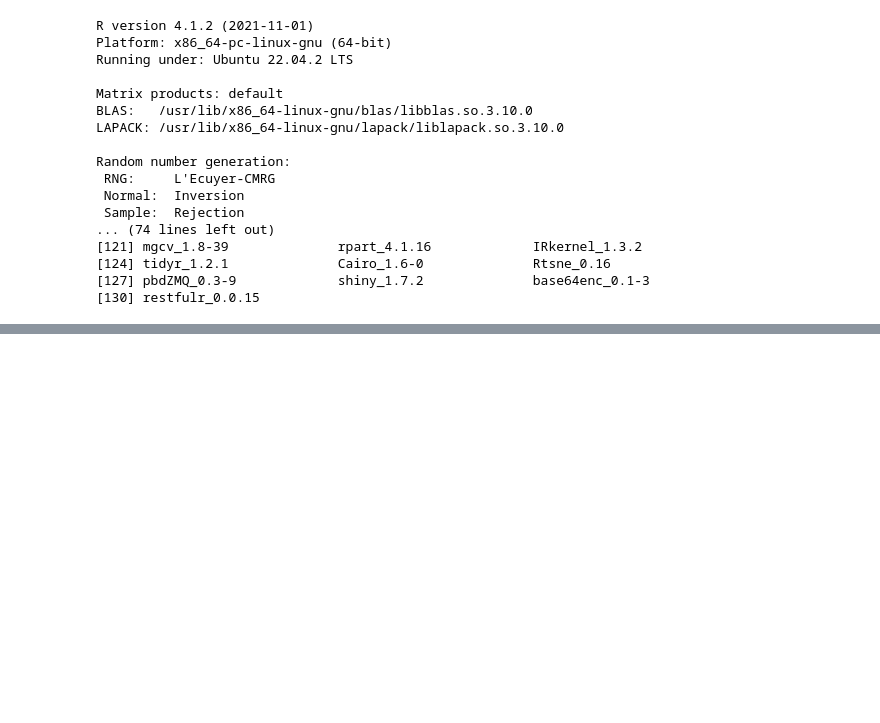
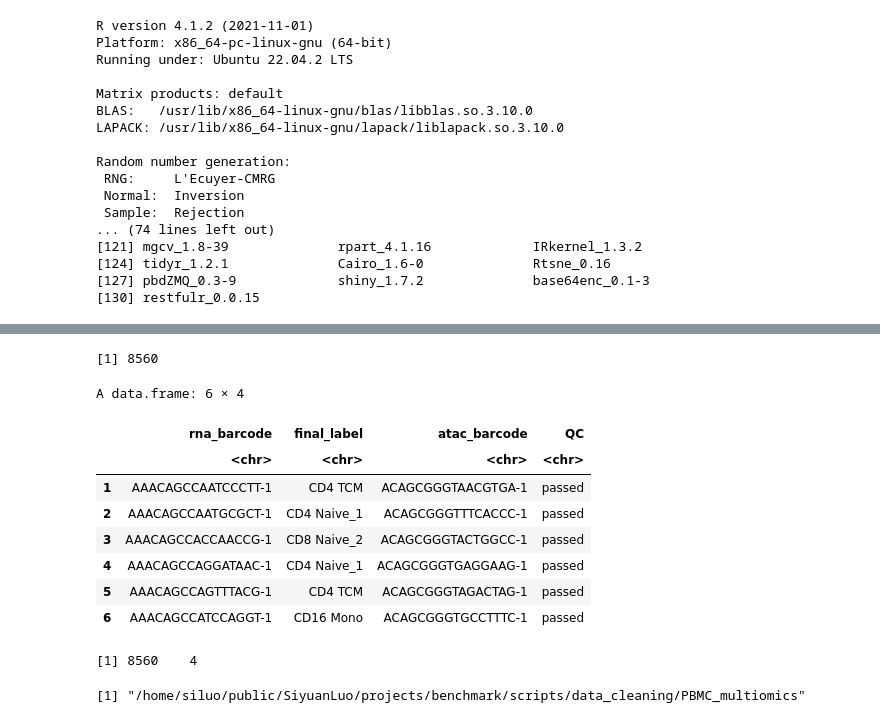
Before and after one commit to RoseYuan/sc_chromatin_benchmark, a Jupyter notebook: scripts/data_cleaning/PBMC_multiomics/PBMC_multiomics.ipynb, the cells around one changed output, grey strips where cells are left out. Cells and saved outputs as stored; diff of their text form; code cells hidden in the pictures; blank space fills up the shorter version.

```diff
--- a/scripts/data_cleaning/PBMC_multiomics/PBMC_multiomics.ipynb
+++ b/scripts/data_cleaning/PBMC_multiomics/PBMC_multiomics.ipynb
@@ -365,3 +365,7 @@ Random number generation:
 [124] tidyr_1.2.1              Cairo_1.6-0              Rtsne_0.16
 [127] pbdZMQ_0.3-9             shiny_1.7.2              base64enc_0.1-3
 [130] restfulr_0.0.15
+# %%
+# get the RNA annotation of selected cells
+df_rna <- read.table("/home/siluo/public/SiyuanLuo/projects/sc_chromatin_benchmark/PBMC_multi-omics_10X/rna/PBMC_multiomics_10X_predicted_cell_type_from_RNA_curated_leiden_PCA11.txt",
+                    header=TRUE, sep='\t',row.names=1)
@@ -367,0 +388,3 @@ Random number generation:
+# %%
+df_rna$rna_barcode <- rownames(df_rna)
+dim(df_rna)
@@ -367,0 +393,5 @@ Random number generation:
+# %%
+df_atac <- read.table("Cell_id_keep_ArchR.txt",header=TRUE, sep='\t')
+colnames(df_atac)<- c("rna_barcode","QC")
+head(df_atac)
+dim(df_atac)
@@ -367,0 +409,19 @@ Random number generation:
+# %%
+sum(df_rna$rna_barcode %in% df_atac$rna_barcode)
+# %% [output]
+[1] 8560
+# %%
+df <- merge(df_rna, df_atac, by="rna_barcode")
+head(df)
+dim(df)
+# %% [output]
+A data.frame: 6 × 4
+|  | rna_barcode | final_label | atac_barcode | QC |
+|  | <chr> | <chr> | <chr> | <chr> |
+| 1 | AAACAGCCAATCCCTT-1 | CD4 TCM | ACAGCGGGTAACGTGA-1 | passed |
+| 2 | AAACAGCCAATGCGCT-1 | CD4 Naive_1 | ACAGCGGGTTTCACCC-1 | passed |
+| 3 | AAACAGCCACCAACCG-1 | CD8 Naive_2 | ACAGCGGGTACTGGCC-1 | passed |
+| 4 | AAACAGCCAGGATAAC-1 | CD4 Naive_1 | ACAGCGGGTGAGGAAG-1 | passed |
+| 5 | AAACAGCCAGTTTACG-1 | CD4 TCM | ACAGCGGGTAGACTAG-1 | passed |
+| 6 | AAACAGCCATCCAGGT-1 | CD16 Mono | ACAGCGGGTGCCTTTC-1 | passed |
+[1] 8560    4
@@ -367,0 +432,4 @@ Random number generation:
+# %%
+getwd()
+# %% [output]
+[1] "/home/siluo/public/SiyuanLuo/projects/benchmark/scripts/data_cleaning/PBMC_multiomics"
```
Also changed, not shown: parts of 6 cells of this notebook, 12 other files.
